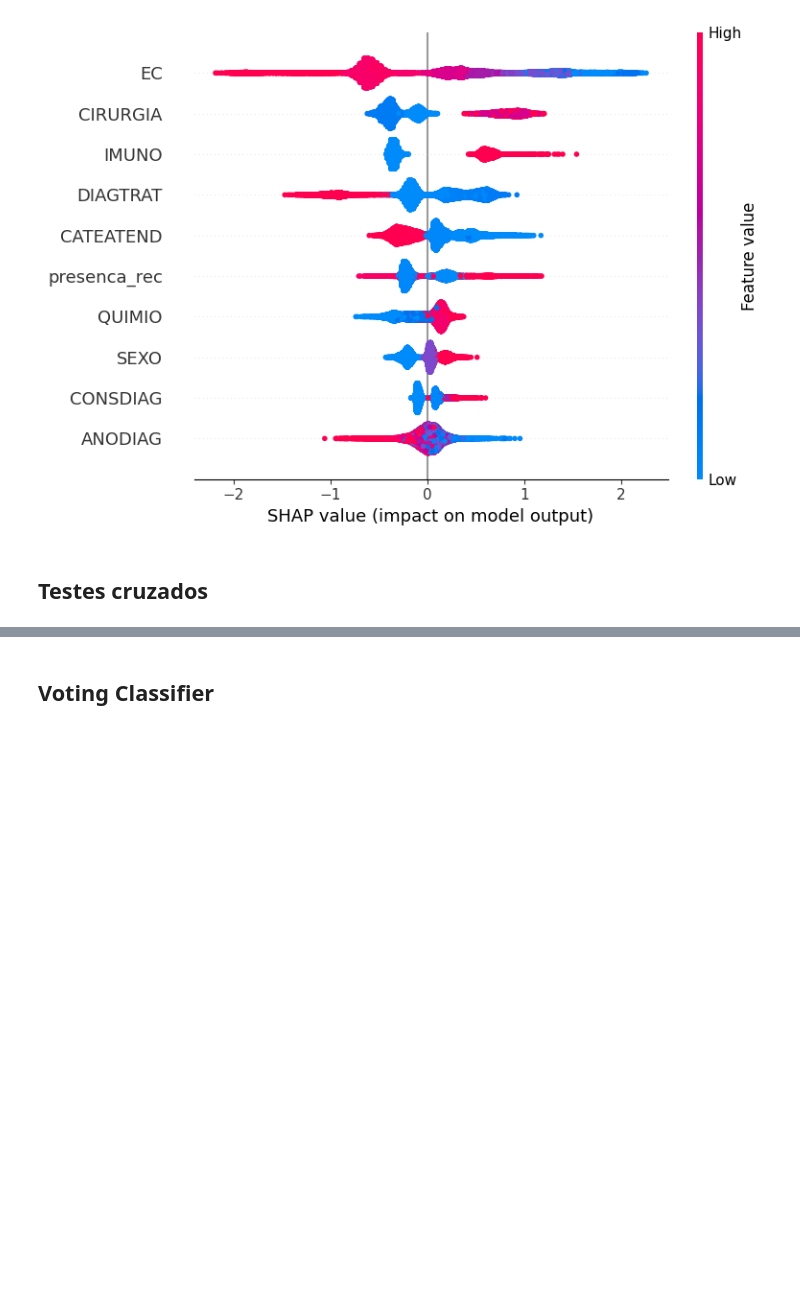
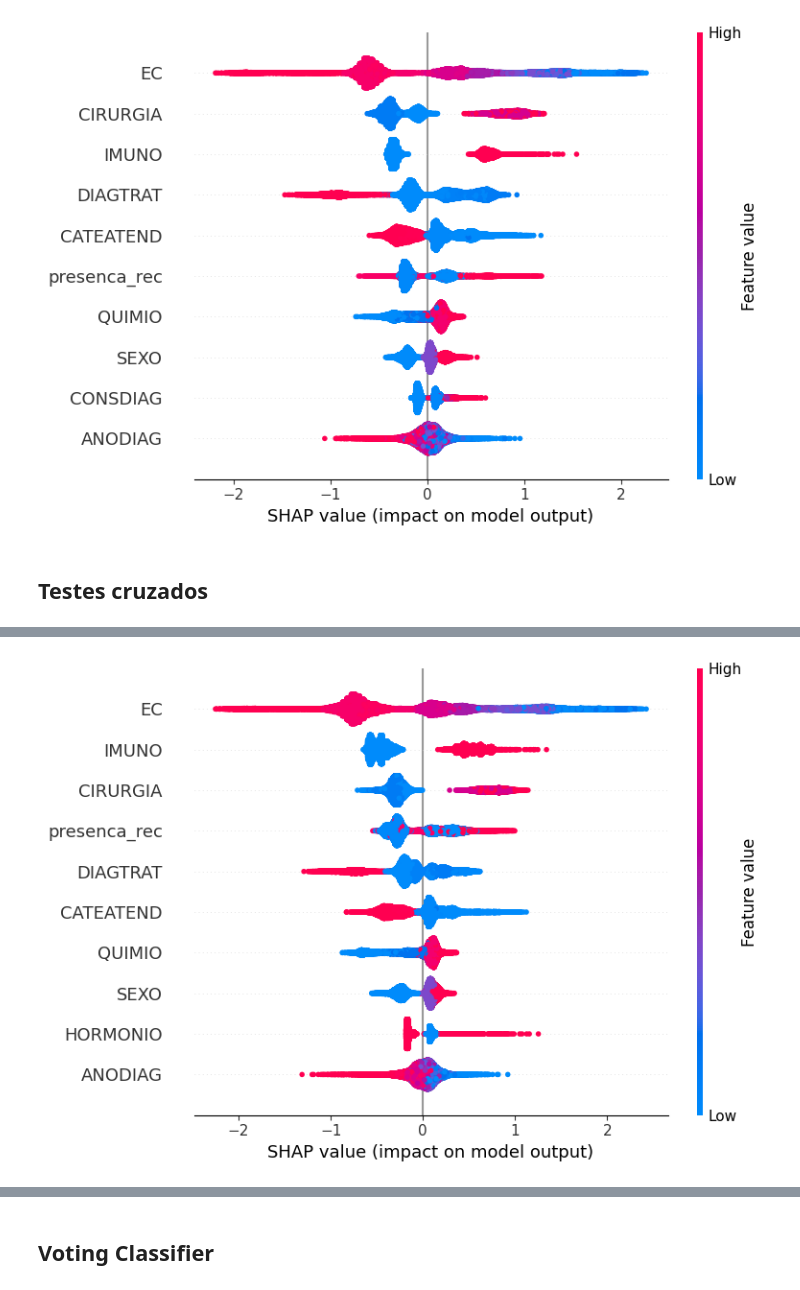
Before and after one commit to Lucas-Buk/cancer_cross_prediction, a Jupyter notebook: Sobrevida 3 anos/[Conexões] Mais incidentes.ipynb, the cells around one changed output, grey strips where cells are left out. Drawn from its saved outputs; the diff is of its cells as text; code cells hidden in the pictures; blank space fills up the shorter version.

```diff
--- a/Sobrevida 3 anos/[Conexões] Mais incidentes.ipynb
+++ b/Sobrevida 3 anos/[Conexões] Mais incidentes.ipynb
@@ -839,3 +847,8 @@ weighted avg     0.8427    0.8242    0.8291     14620
+# %%
+# Importância das features pelos valores SHAP
+plot_shap_values(best, X_train, feat_cols)
+# %% [output]
+[figure, added]
 # %%
 # Pulmão
 X_test_pulm = pulm_teste.drop(columns=list_drop).copy()
```
Also changed, not shown: parts of 45 cells of this notebook, 21 other files.
